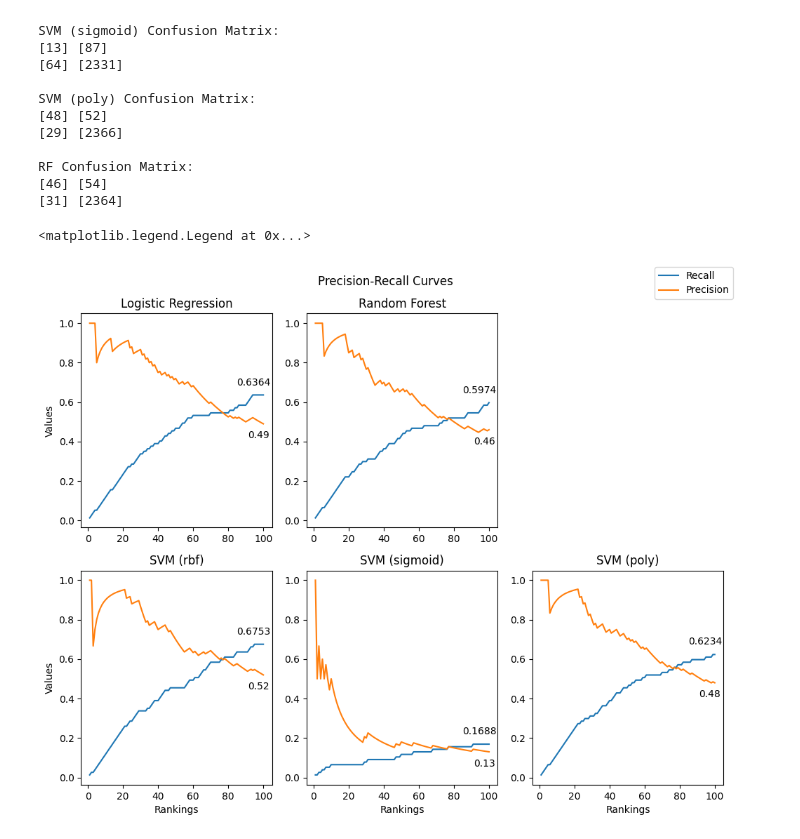
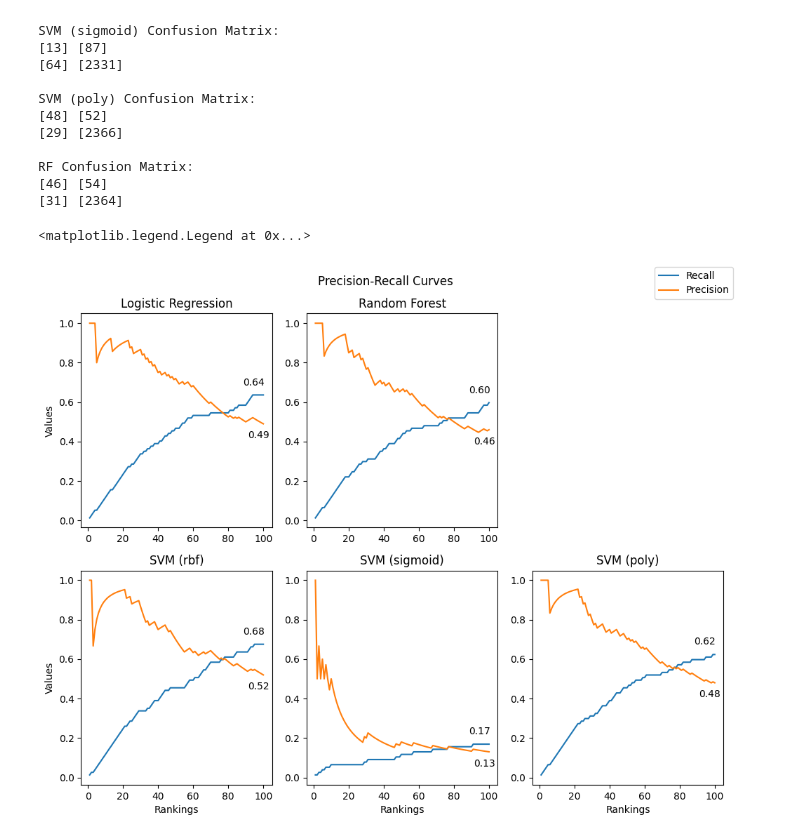
Before and after one commit to shipley7/fifa, a Jupyter notebook: FIFA.ipynb, the cells around one changed output. Drawn from its saved outputs; the diff is of its cells as text; code cells hidden in the pictures.

```diff
--- a/FIFA.ipynb
+++ b/FIFA.ipynb
@@ -763,39 +765,39 @@ ax1.set_title('Logistic Regression')
 ax1.set_ylabel("Values")
 ax1.plot(x, log_recall)
 ax1.plot(x, log_precision)
-ax1.annotate(f'{log_recall[-1]:.4f}', (x[-1], log_recall[-1]), textcoords="offset points", xytext=(-10,10), ha='center')
+ax1.annotate(f'{log_recall[-1]:.2f}', (x[-1], log_recall[-1]), textcoords="offset points", xytext=(-10,10), ha='center')
 ax1.annotate(f'{log_precision[-1]}', (x[-1], log_precision[-1]), textcoords="offset points", xytext=(-5,-15), ha='center')
 ax2.set_title('Random Forest')
 ax2.plot(x, rf_recall)
 ax2.plot(x, rf_precision)
-ax2.annotate(f'{rf_recall[-1]:.4f}', (x[-1], rf_recall[-1]), textcoords="offset points", xytext=(-10,10), ha='center')
+ax2.annotate(f'{rf_recall[-1]:.2f}', (x[-1], rf_recall[-1]), textcoords="offset points", xytext=(-10,10), ha='center')
 ax2.annotate(f'{rf_precision[-1]}', (x[-1], rf_precision[-1]), textcoords="offset points", xytext=(-5,-15), ha='center')
 ax3.axis('off')
 ax4.set_title('SVM (rbf)')
 ax4.set_ylabel("Values")
 ax4.set_xlabel("Rankings")
 ax4.plot(x, svm_rbf_recall)
 ax4.plot(x, svm_rbf_precision)
-ax4.annotate(f'{svm_rbf_recall[-1]:.4f}', (x[-1], svm_rbf_recall[-1]), textcoords="offset points", xytext=(-10,10), ha='center')
+ax4.annotate(f'{svm_rbf_recall[-1]:.2f}', (x[-1], svm_rbf_recall[-1]), textcoords="offset points", xytext=(-10,10), ha='center')
 ax4.annotate(f'{svm_rbf_precision[-1]}', (x[-1], svm_rbf_precision[-1]), textcoords="offset points", xytext=(-5,-15), ha='center')
 ax5.set_title('SVM (sigmoid)')
 ax5.set_xlabel("Rankings")
 ax5.plot(x, svm_sigmoid_recall)
 ax5.plot(x, svm_sigmoid_precision)
-ax5.annotate(f'{svm_sigmoid_recall[-1]:.4f}', (x[-1], svm_sigmoid_recall[-1]), textcoords="offset points", xytext=(-10,10), ha='center')
+ax5.annotate(f'{svm_sigmoid_recall[-1]:.2f}', (x[-1], svm_sigmoid_recall[-1]), textcoords="offset points", xytext=(-10,10), ha='center')
 ax5.annotate(f'{svm_sigmoid_precision[-1]}', (x[-1], svm_sigmoid_precision[-1]), textcoords="offset points", xytext=(-5,-15), ha='center')
 ax6.set_title('SVM (poly)')
 ax6.set_xlabel("Rankings")
 ax6.plot(x, svm_poly_recall)
 ax6.plot(x, svm_poly_precision)
-ax6.annotate(f'{svm_poly_recall[-1]:.4f}', (x[-1], svm_poly_recall[-1]), textcoords="offset points", xytext=(-10,10), ha='center')
+ax6.annotate(f'{svm_poly_recall[-1]:.2f}', (x[-1], svm_poly_recall[-1]), textcoords="offset points", xytext=(-10,10), ha='center')
 ax6.annotate(f'{svm_poly_precision[-1]}', (x[-1], svm_poly_precision[-1]), textcoords="offset points", xytext=(-5,-15), ha='center')
 
 labels = ["Recall", "Precision"]
 
 fig.tight_layout()
 fig.legend(labels=labels,
            loc="upper right")
 # %% [output]
 <matplotlib.legend.Legend at 0x...>
-[figure, old version]
+[figure, new version]
```
Also changed, not shown: parts of 8 cells of this notebook.
